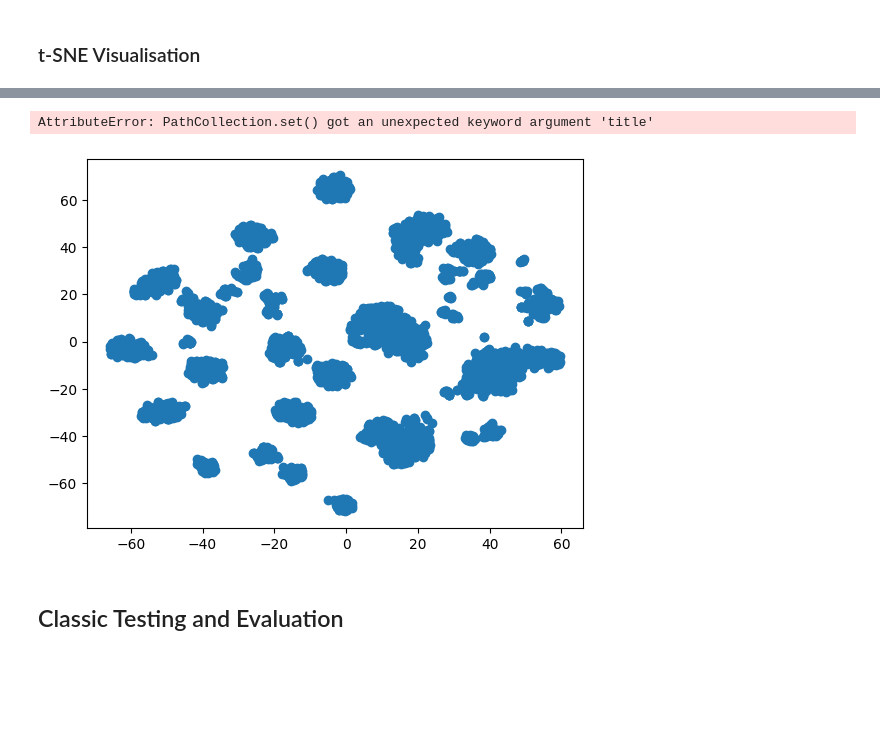
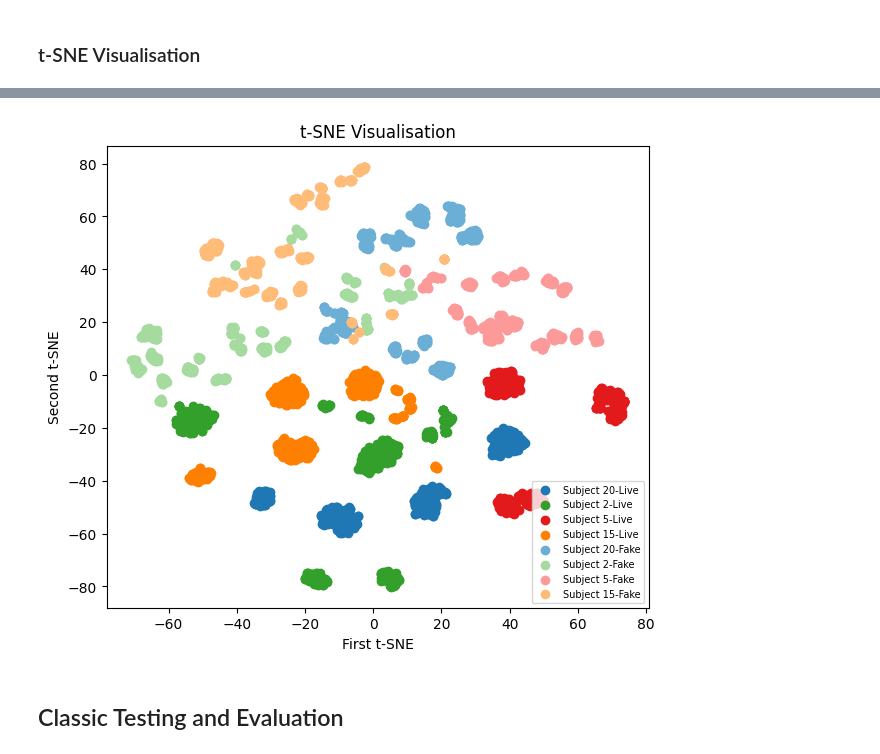
Before and after one commit to StergiousAji/mmFace-3D-Face-Recognition-using-RGB-and-mmWave-Radar, a Jupyter notebook: src/3DFR_Net/mmFace/mmFace-hybrid.ipynb, the cells around one changed output, grey strips where cells are left out. Saved outputs shown, nothing was run; the diff lists cells and outputs as text; code cells hidden in the pictures; blank space fills up the shorter version.

```diff
--- a/src/3DFR_Net/mmFace/mmFace-hybrid.ipynb
+++ b/src/3DFR_Net/mmFace/mmFace-hybrid.ipynb
@@ -412,7 +376,7 @@ heatmap_f1.set(xlabel="F1 Score", title="F1 Scores")
 # %%
 from sklearn.metrics import RocCurveDisplay, roc_curve, auc
 import matplotlib.pyplot as plt
-import matplotlib.colors as colours
+import matplotlib.colors as mcolours
 
 def sim_scores(reference_emb, unseen_embeddings):
     max_scores = []
@@ -450,10 +414,10 @@ fig, ax = plt.subplots(figsize=(7, 6), dpi=100)
 ax.plot(fpr["macro"], tpr["macro"], label=f"Macro-Average (AUC = {roc_auc['macro']:.2f})", color="navy", linestyle=":", linewidth=3)
 
 for i, r in enumerate(ref_labels_s):
-    ax.plot(fpr[i], tpr[i], label=f"Subject {r}-{'Live' if i < len(ref_labels_s)//2 else 'Fake'} vs. rest (AUC = {roc_auc[i]:.2f})", color=list(colours.TABLEAU_COLORS.values())[i])
+    ax.plot(fpr[i], tpr[i], label=f"Subject {r}-{'Live' if i < len(ref_labels_s)//2 else 'Fake'} vs. rest (AUC = {roc_auc[i]:.2f})", color=list(mcolours.TABLEAU_COLORS.values())[i])
 
 ax.plot([0, 1], [0, 1], label="Chance Level (AUC = 0.5)", color="black", linestyle="--")
-ax.set(xlabel="False Positive Rate (TPR)", ylabel="True Positive Rate (FPR)", title="One-vs-Rest ROC Curves for all 8 Reference Subjects")
+ax.set(xlabel="False Positive Rate (FPR)", ylabel="True Positive Rate (TPR) (Sensitivity)", title="One-vs-Rest ROC Curves for all 8 Reference Subjects")
 ax.legend(fontsize="9")
 print(f"Macro-Averaged AUC = {roc_auc['macro']:.4f}")
 # %% [output]
@@ -474,16 +461,51 @@ tsne.kl_divergence_
-# %%
-import matplotlib.pyplot as plt
-
-fig = plt.scatter(X_tsne[:, 0], X_tsne[:, 1])
-fig.set(
-    title="t-SNE visualization of Custom Classification dataset",
-    xaxis_title="First t-SNE",
-    yaxis_title="Second t-SNE",
-)
-fig.show()
-# %% [output]
-AttributeError: PathCollection.set() got an unexpected keyword argument 'title'
-[figure, removed]
+# %%
+import matplotlib.pyplot as plt
+import matplotlib.colors as mcolours
+
+# train_labels_set = list(set(train_labels_s))
+# train_labels_norm = [train_labels_set.index(train_labels_s[i]) + (h if train_labels_l[i] else 0) for i in range(len(train_labels_s))]
+# colours = np.array([list(mcolours.CSS4_COLORS.values())[i] for i in train_labels_norm])
+
+h = len(ref_labels_s)//2
+# TODO: SPLIT BY EXPERIMENT, CHANGE DATALOADERS TO ALSO OUTPUT EXPERIMENT LABEL
+true_labels_norm = [ref_labels_s.index(true_labels_s[i]) + (h if true_labels_l[i] else 0) for i in range(len(true_labels_s))]
+shades = [
+    "#1f78b4",  # Blue
+    "#33a02c",  # Green
+    "#e31a1c",  # Red
+    "#ff7f00"   # Orange
+]
+
+lighter_shades = [
+    "#6baed6",  # Lighter shade of Blue
+    "#a6dba0",  # Lighter shade of Green
+    "#fb9a99",  # Lighter shade of Red
+    "#ffbb78"   # Lighter shade of Orange
+]
+
+colours = np.array([shades[t % h] if true_labels_l[i] else lighter_shades[t % h] for i, t in enumerate(true_labels_norm)])
+colours2 = np.array([shades[t % h] if preds_l_norm[i] else lighter_shades[t % h] for i, t in enumerate(preds_s_norm)])
+
+fig, ax = plt.subplots(figsize=(7, 6), dpi=100)
+# ax = fig.add_subplot(projection="3d")
+# for i, colour in enumerate(set(colours)):
+for i, colour in enumerate(shades + lighter_shades):
+    indices = np.where(colours == colour)
+    indices2 = np.where(colours2 == colour)
+    l = indices[0][0]
+    m = indices[0][0]
+
+    # plt.scatter(X_tsne[indices, 0], X_tsne[indices, 1], c=colour, label=f"Subject {train_labels_s[l]}-{'Live' if train_labels_l[l] else 'Fake'}")
+    ax.scatter(X_tsne[indices, 0], X_tsne[indices, 1], c=colour, label=f"Subject {true_labels_s[l]}-{'Live' if true_labels_l[l] else 'Fake'}")
+    # ax.scatter(X_tsne[indices2, 0], X_tsne[indices2, 1], c=colour, label=f"Subject {preds_s_norm[m]}-{'Live' if preds_l_norm[m] else 'Fake'}")
+
+plt.title("t-SNE Visualisation")
+plt.xlabel("First t-SNE")
+plt.ylabel("Second t-SNE")
+plt.legend(fontsize=7, loc="lower right")
+plt.show()
+# %% [output]
+[figure, added]
 # %% [markdown]
 ## Classic Testing and Evaluation
 # %%
```
Also changed, not shown: parts of 12 cells of this notebook, 1 other file.
